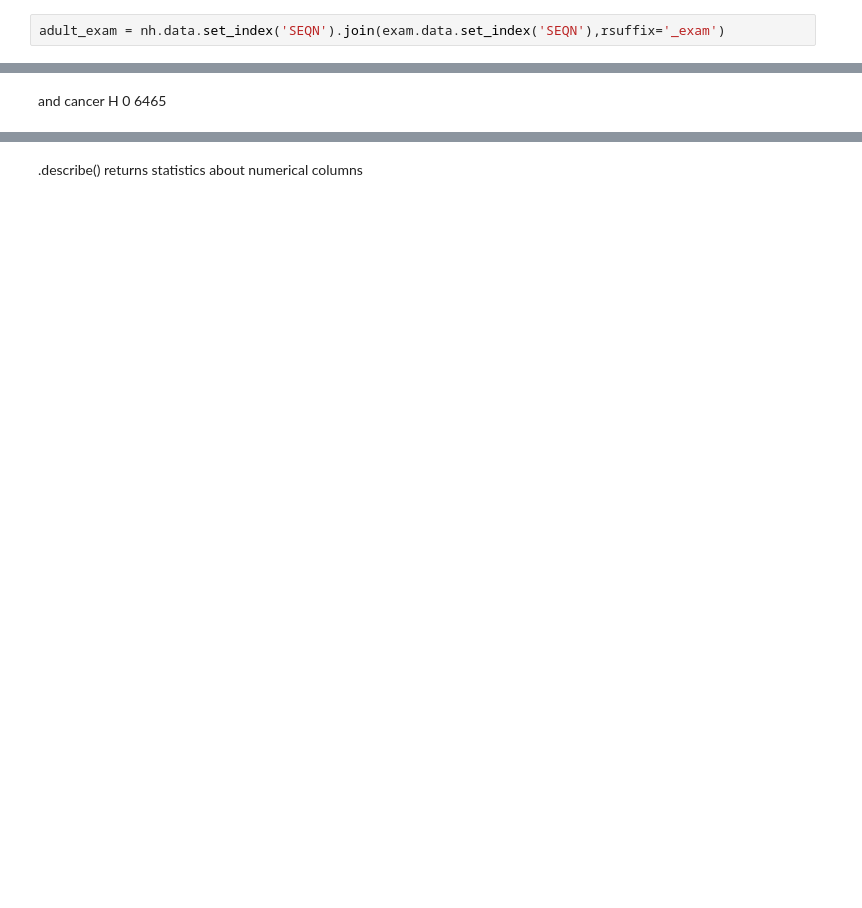
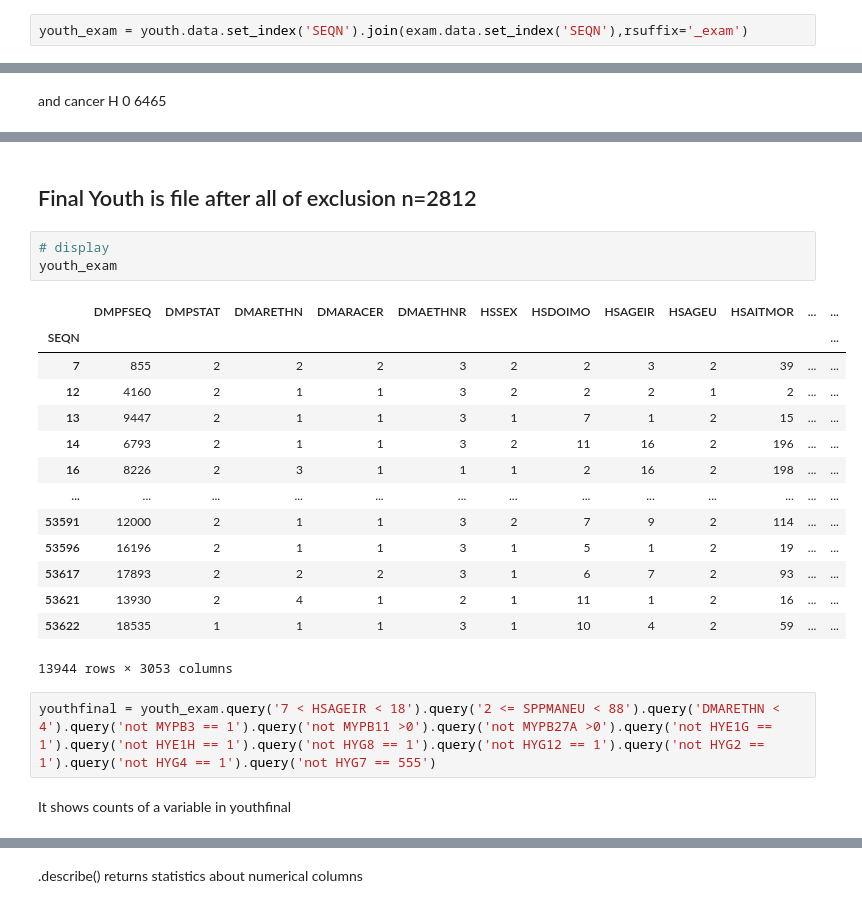
Before and after one commit to climatebrad/nhanes, a Jupyter notebook: nhanes.doug.ipynb, the cells around one changed output, grey strips where cells are left out. Drawn from its saved outputs; the diff is of its cells as text; blank space fills up the shorter version.

```diff
--- a/nhanes.doug.ipynb
+++ b/nhanes.doug.ipynb
@@ -48,2 +98,2 @@ match files on the SEQN field
 # %%
-adult_exam = nh.data.set_index('SEQN').join(exam.data.set_index('SEQN'),rsuffix='_exam')
+youth_exam = youth.data.set_index('SEQN').join(exam.data.set_index('SEQN'),rsuffix='_exam')
@@ -332,0 +533,24 @@ exam.data['XSPPMANEU'].value_counts()
+# %% [markdown]
+## Final Youth is file after all of exclusion n=2812
+# %%
+# display
+youth_exam
+# %% [output]
+|  | DMPFSEQ | DMPSTAT | DMARETHN | DMARACER | DMAETHNR | HSSEX | HSDOIMO | HSAGEIR | HSAGEU | HSAITMOR | ... | ... |
+| SEQN |  |  |  |  |  |  |  |  |  |  |  | ... |
+| 7 | 855 | 2 | 2 | 2 | 3 | 2 | 2 | 3 | 2 | 39 | ... | ... |
+| 12 | 4160 | 2 | 1 | 1 | 3 | 2 | 2 | 2 | 1 | 2 | ... | ... |
+| 13 | 9447 | 2 | 1 | 1 | 3 | 1 | 7 | 1 | 2 | 15 | ... | ... |
+| 14 | 6793 | 2 | 1 | 1 | 3 | 2 | 11 | 16 | 2 | 196 | ... | ... |
+| 16 | 8226 | 2 | 3 | 1 | 1 | 1 | 2 | 16 | 2 | 198 | ... | ... |
+| ... | ... | ... | ... | ... | ... | ... | ... | ... | ... | ... | ... | ... |
+| 53591 | 12000 | 2 | 1 | 1 | 3 | 2 | 7 | 9 | 2 | 114 | ... | ... |
+| 53596 | 16196 | 2 | 1 | 1 | 3 | 1 | 5 | 1 | 2 | 19 | ... | ... |
+| 53617 | 17893 | 2 | 2 | 2 | 3 | 1 | 6 | 7 | 2 | 93 | ... | ... |
+| 53621 | 13930 | 2 | 4 | 1 | 2 | 1 | 11 | 1 | 2 | 16 | ... | ... |
+| 53622 | 18535 | 1 | 1 | 1 | 3 | 1 | 10 | 4 | 2 | 59 | ... | ... |
+13944 rows × 3053 columns
+# %%
+youthfinal = youth_exam.query('7 < HSAGEIR < 18').query('2 <= SPPMANEU < 88').query('DMARETHN < 4').query('not MYPB3 == 1').query('not MYPB11 >0').query('not MYPB27A >0').query('not HYE1G == 1').query('not HYE1H == 1').query('not HYG8 == 1').query('not HYG12 == 1').query('not HYG2 == 1').query('not HYG4 == 1').query('not HYG7 == 555')
+# %% [markdown]
+It shows counts of a variable in youthfinal
```
Also changed, not shown: parts of 151 cells of this notebook.
